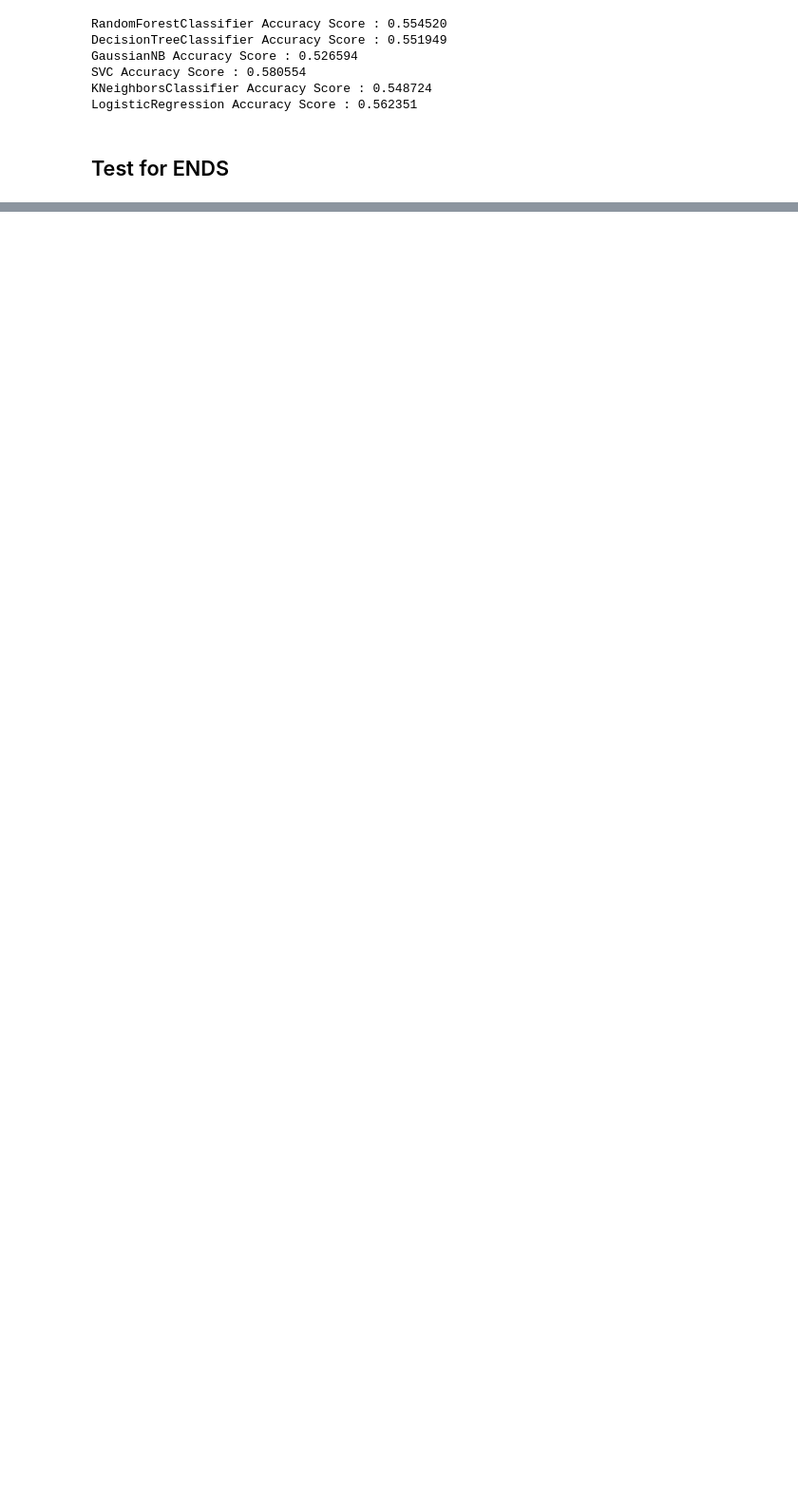
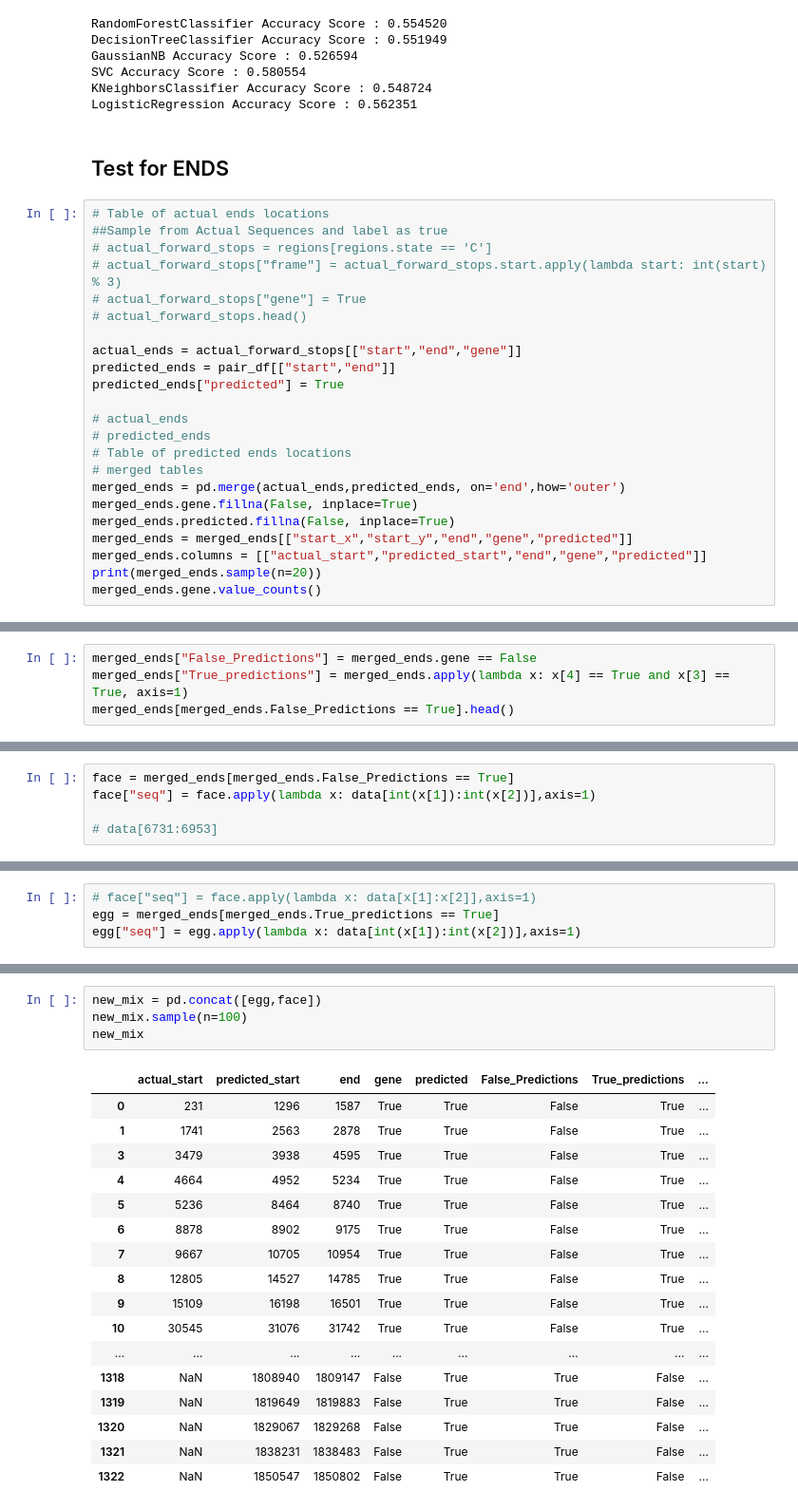
Before and after one commit to ingrid88/Bioinformatics-Kojak, a Jupyter notebook: StaphGenetics_ORFs-Copy1.ipynb, the cells around one changed output, grey strips where cells are left out. Shown at 95% size. Drawn from its saved outputs; the diff is of its cells as text; blank space fills up the shorter version.

Commit message:
Look at Revere sequences

```diff
--- a/StaphGenetics_ORFs-Copy1.ipynb
+++ b/StaphGenetics_ORFs-Copy1.ipynb
@@ -1486,3 +1489,26 @@ KNeighborsClassifier Accuracy Score : 0.548724
 LogisticRegression Accuracy Score : 0.562351
 # %% [markdown]
 ## Test for ENDS
+# %%
+# Table of actual ends locations
+##Sample from Actual Sequences and label as true
+# actual_forward_stops = regions[regions.state == 'C']
+# actual_forward_stops["frame"] = actual_forward_stops.start.apply(lambda start: int(start) % 3)
+# actual_forward_stops["gene"] = True
+# actual_forward_stops.head()
+
+actual_ends = actual_forward_stops[["start","end","gene"]]
+predicted_ends = pair_df[["start","end"]]
+predicted_ends["predicted"] = True
+
+# actual_ends
+# predicted_ends
+# Table of predicted ends locations
+# merged tables
+merged_ends = pd.merge(actual_ends,predicted_ends, on='end',how='outer')
+merged_ends.gene.fillna(False, inplace=True)
+merged_ends.predicted.fillna(False, inplace=True)
+merged_ends = merged_ends[["start_x","start_y","end","gene","predicted"]]
+merged_ends.columns = [["actual_start","predicted_start","end","gene","predicted"]]
+print(merged_ends.sample(n=20))
+merged_ends.gene.value_counts()
@@ -1488,0 +1559,4 @@ LogisticRegression Accuracy Score : 0.562351
+# %%
+merged_ends["False_Predictions"] = merged_ends.gene == False
+merged_ends["True_predictions"] = merged_ends.apply(lambda x: x[4] == True and x[3] == True, axis=1)
+merged_ends[merged_ends.False_Predictions == True].head()
@@ -1488,0 +1608,5 @@ LogisticRegression Accuracy Score : 0.562351
+# %%
+face = merged_ends[merged_ends.False_Predictions == True]
+face["seq"] = face.apply(lambda x: data[int(x[1]):int(x[2])],axis=1)
+
+# data[6731:6953]
@@ -1488,0 +1619,4 @@ LogisticRegression Accuracy Score : 0.562351
+# %%
+# face["seq"] = face.apply(lambda x: data[x[1]:x[2]],axis=1)
+egg = merged_ends[merged_ends.True_predictions == True]
+egg["seq"] = egg.apply(lambda x: data[int(x[1]):int(x[2])],axis=1)
@@ -1488,0 +1629,22 @@ LogisticRegression Accuracy Score : 0.562351
+# %%
+new_mix = pd.concat([egg,face])
+new_mix.sample(n=100)
+new_mix
+# %% [output]
+|  | actual_start | predicted_start | end | gene | predicted | False_Predictions | True_predictions | ... |
+| 0 | 231 | 1296 | 1587 | True | True | False | True | ... |
+| 1 | 1741 | 2563 | 2878 | True | True | False | True | ... |
+| 3 | 3479 | 3938 | 4595 | True | True | False | True | ... |
+| 4 | 4664 | 4952 | 5234 | True | True | False | True | ... |
+| 5 | 5236 | 8464 | 8740 | True | True | False | True | ... |
+| 6 | 8878 | 8902 | 9175 | True | True | False | True | ... |
+| 7 | 9667 | 10705 | 10954 | True | True | False | True | ... |
+| 8 | 12805 | 14527 | 14785 | True | True | False | True | ... |
+| 9 | 15109 | 16198 | 16501 | True | True | False | True | ... |
+| 10 | 30545 | 31076 | 31742 | True | True | False | True | ... |
+| ... | ... | ... | ... | ... | ... | ... | ... | ... |
+| 1318 | NaN | 1808940 | 1809147 | False | True | True | False | ... |
+| 1319 | NaN | 1819649 | 1819883 | False | True | True | False | ... |
+| 1320 | NaN | 1829067 | 1829268 | False | True | True | False | ... |
+| 1321 | NaN | 1838231 | 1838483 | False | True | True | False | ... |
+| 1322 | NaN | 1850547 | 1850802 | False | True | True | False | ... |
```
Also changed, not shown: parts of 18 cells of this notebook.
